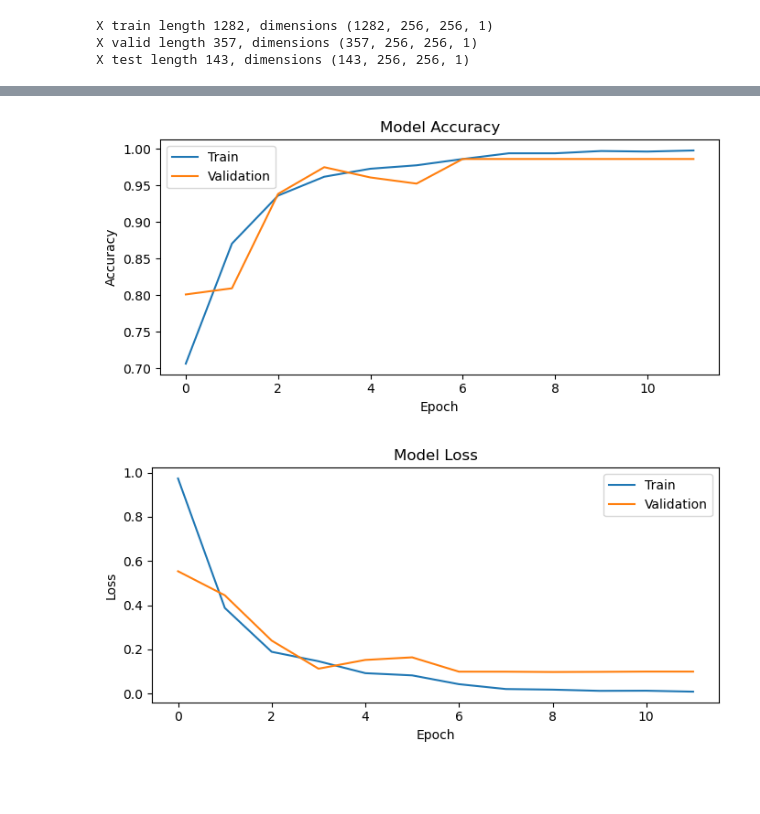
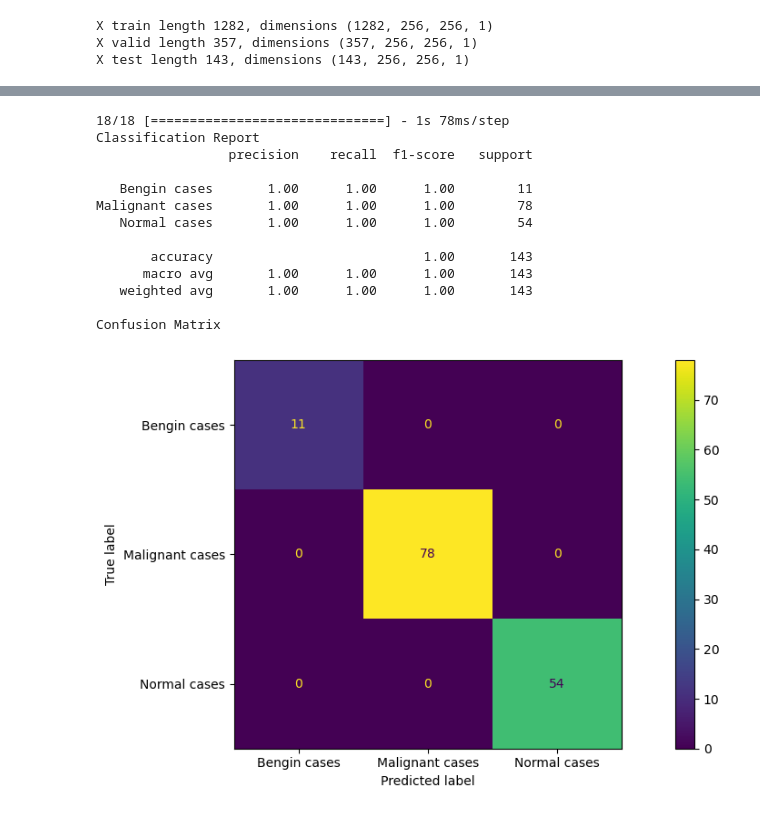
Before and after one commit to OmdenaAI/myanmar-chapter-chest-x-rays, a Jupyter notebook: src/visualizations/cancer-detection-model/lung-cancer-prediction-on-IQ-OTHNCCD-dataset_model4.ipynb, the cells around one changed output, grey strips where cells are left out. Drawn from its saved outputs; the diff is of its cells as text; code cells hidden in the pictures; blank space fills up the shorter version.

```diff
--- a/src/visualizations/cancer-detection-model/lung-cancer-prediction-on-IQ-OTHNCCD-dataset_model4.ipynb
+++ b/src/visualizations/cancer-detection-model/lung-cancer-prediction-on-IQ-OTHNCCD-dataset_model4.ipynb
@@ -437,20 +496,19 @@ print(f"Test Loss: {test_loss}, Test Accuracy: {test_accuracy}")
 Test Loss: 0.034050557762384415, Test Accuracy: 0.9860140085220337
-# %%
-plt.plot(history.history['accuracy'], label='Train')
-plt.plot(history.history['val_accuracy'], label='Validation')
-plt.title('Model Accuracy')
-plt.ylabel('Accuracy')
-plt.xlabel('Epoch')
-plt.legend()
-plt.show()
-
-plt.plot(history.history['loss'], label='Train')
-plt.plot(history.history['val_loss'], label='Validation')
-plt.title('Model Loss')
-plt.ylabel('Loss')
-plt.xlabel('Epoch')
-plt.legend()
-plt.show()
-# %% [output]
-[figure, removed]
-[figure, removed]
+# %%
+# Output classification and confusion matrix for test
+output_model_results(loaded_model, test_generator, categories)
+# %% [output]
+18/18 [==============================] - 1s 78ms/step
+Classification Report
+                 precision    recall  f1-score   support
+
+   Bengin cases       1.00      1.00      1.00        11
+Malignant cases       1.00      1.00      1.00        78
+   Normal cases       1.00      1.00      1.00        54
+
+       accuracy                           1.00       143
+      macro avg       1.00      1.00      1.00       143
+   weighted avg       1.00      1.00      1.00       143
+
+Confusion Matrix
+[figure, added]
```
Also changed, not shown: parts of 12 cells of this notebook, 8 other files.
